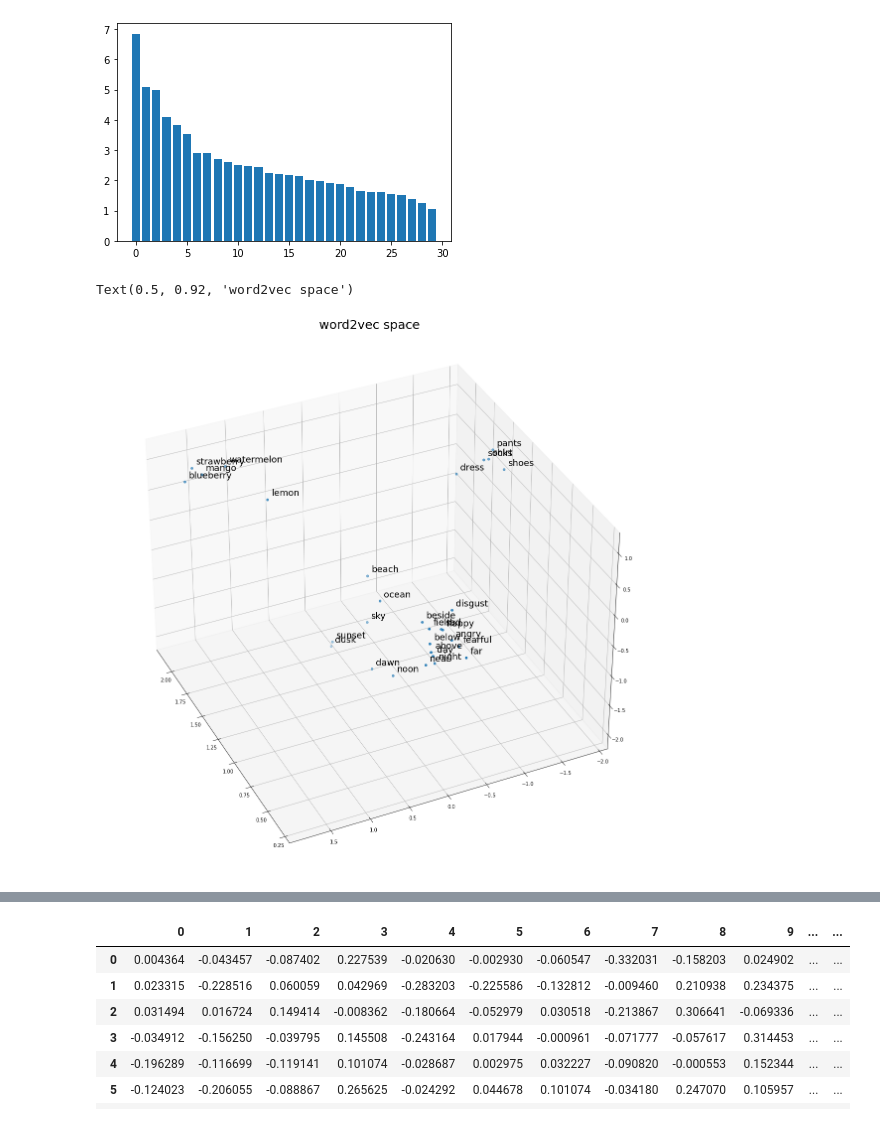
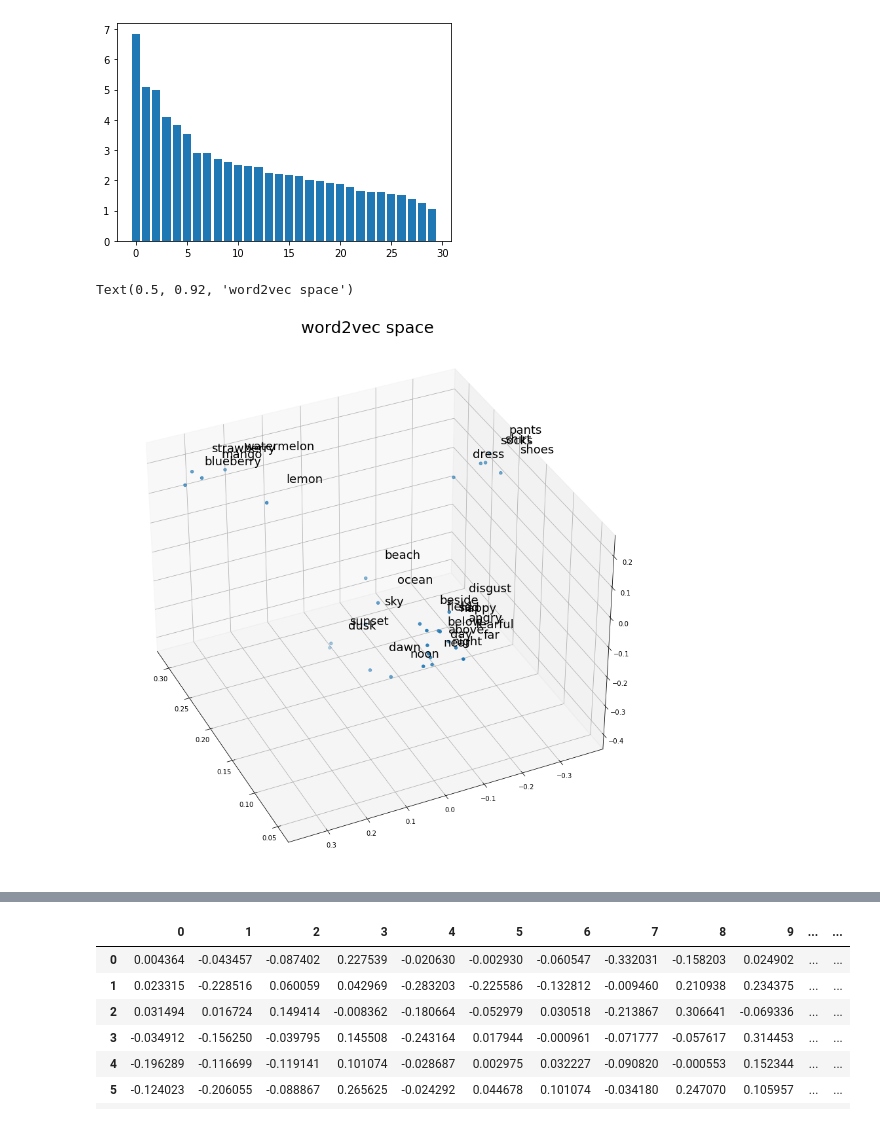
Before and after one commit to SchlossVRL/semantic_spaces, a Jupyter notebook: analysis/python/semantic_alignment.ipynb, the cells around one changed output, grey strips where cells are left out. Drawn from its saved outputs; the diff is of its cells as text; code cells hidden in the pictures.

```diff
--- a/analysis/python/semantic_alignment.ipynb
+++ b/analysis/python/semantic_alignment.ipynb
@@ -86,16 +86,17 @@ plt.bar(np.arange(len(s)),s)
 # %%
 s = np.diag(s)
 # %%
-ratings = pd.concat([ratings, pd.DataFrame(u[:,:3]@s[:3,:3], columns = ['c1','c2','c3'])], axis=1)
+#ratings = pd.concat([ratings, pd.DataFrame(u[:,:3]@s[:3,:3], columns = ['c1','c2','c3'])], axis=1)
+ratings = pd.concat([ratings, pd.DataFrame(u[:,:3], columns = ['c1','c2','c3'])], axis=1)
 # %%
-fig= plt.figure(figsize=(20,20))
+fig= plt.figure(figsize=(15,15))
 ax = plt.axes(projection='3d')
 ax.view_init(35, 155)
 #sns.scatterplot(x='c2',y='c3',hue='concepts',data=w2v_df,legend =False)
 
 ax.scatter3D( ratings['c1'], ratings['c2'], ratings['c3'])
 for i, txt in enumerate(ratings['concepts']):
-    ax.text(ratings['c1'].iloc[i],ratings['c2'].iloc[i]-0.05, ratings['c3'].iloc[i]+.05, txt, fontsize=18)
+    ax.text(ratings['c1'].iloc[i],ratings['c2'].iloc[i], ratings['c3'].iloc[i], txt, fontsize=18)
 plt.title('color-concept association space', fontsize=25)
 # %% [output]
 Text(0.5, 0.92, 'color-concept association space')
@@ -108,18 +109,19 @@ plt.bar(np.arange(len(s_2)),s_2)
 [figure]
 # %%
 s_2 = np.diag(s_2)
-w2v_df = pd.concat([w2v_df, pd.DataFrame(u_2[:,:3]@s_2[:3,:3], columns = ['c1','c2','c3'])], axis=1)
+#w2v_df = pd.concat([w2v_df, pd.DataFrame(u_2[:,:3]@s_2[:3,:3], columns = ['c1','c2','c3'])], axis=1)
+w2v_df = pd.concat([w2v_df, pd.DataFrame(u_2[:,:3], columns = ['c1','c2','c3'])], axis=1)
 # %%
-fig= plt.figure(figsize=(20,20))
+fig= plt.figure(figsize=(15,15))
 
 ax = plt.axes(projection='3d')
 ax.view_init(35, 155)
 #sns.scatterplot(x='c2',y='c3',hue='concepts',data=w2v_df,legend =False)
 
 ax.scatter3D( w2v_df['c1'], w2v_df['c2'], w2v_df['c3'])
 for i, txt in enumerate(w2v_df['concepts']):
     ax.text(w2v_df['c1'].iloc[i],w2v_df['c2'].iloc[i]-0.05, w2v_df['c3'].iloc[i]+.05, txt, fontsize=18)
 plt.title('word2vec space', fontsize=25)
 # %% [output]
 Text(0.5, 0.92, 'word2vec space')
-[figure, old version]
+[figure, new version]
```
Also changed, not shown: parts of 5 cells of this notebook, 1 other file.
